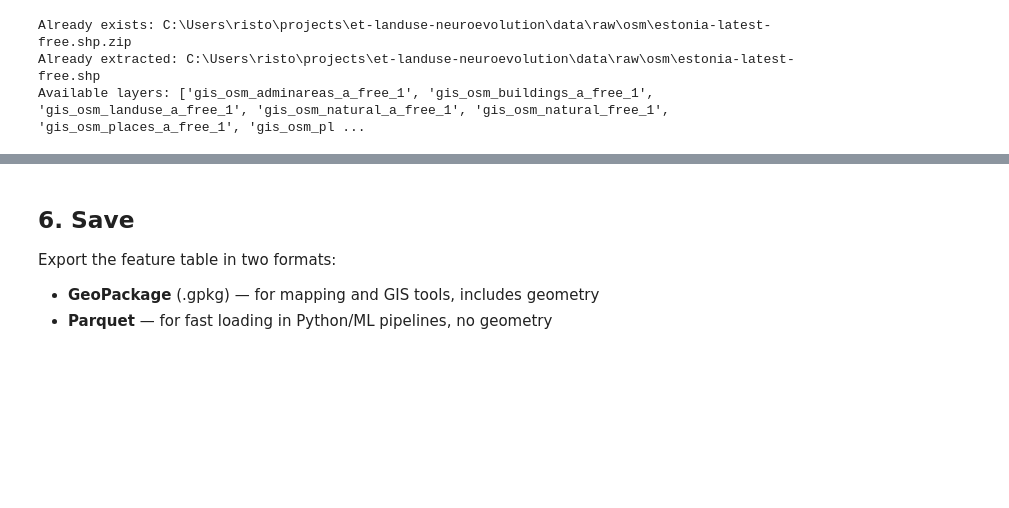
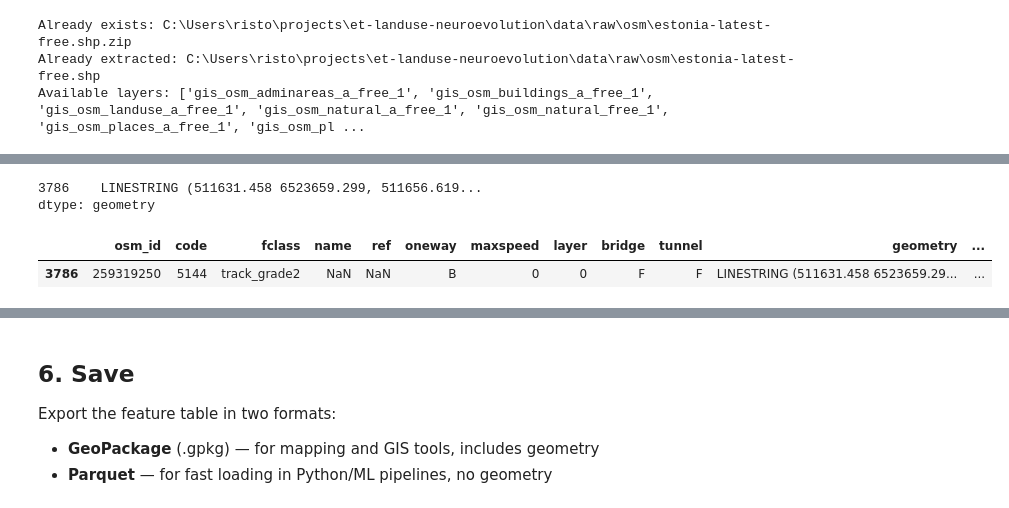
Before and after one commit to RRisto/et-landuse, a Jupyter notebook: notebooks/01_collect_datasets.ipynb, the cells around one changed output, grey strips where cells are left out. Cells and saved outputs as stored; diff of their text form; code cells hidden in the pictures; blank space fills up the shorter version.

```diff
--- a/notebooks/01_collect_datasets.ipynb
+++ b/notebooks/01_collect_datasets.ipynb
@@ -231,0 +257,20 @@ Road density: mean=1.40 km/cell, max=36.2
+# %%
+#how road density is calculated, this is just for understanding
+#inner workings of compute_road_density
+# Clip roads to cell boundaries and measure length
+densities = np.zeros(len(grid))
+for cell_id, group in joined.groupby("cell_id"):
+    cell_geom = grid.loc[grid["cell_id"] == cell_id, "geometry"].values[0]
+    clipped = group.geometry.intersection(cell_geom)
+    total_length_m = clipped.length.sum()
+    densities[cell_id] = total_length_m / 1000  # km
+# %%
+clipped
+# %% [output]
+3786    LINESTRING (511631.458 6523659.299, 511656.619...
+dtype: geometry
+# %%
+group
+# %% [output]
+|  | osm_id | code | fclass | name | ref | oneway | maxspeed | layer | bridge | tunnel | geometry | ... |
+| 3786 | 259319250 | 5144 | track_grade2 | NaN | NaN | B | 0 | 0 | F | F | LINESTRING (511631.458 6523659.29... | ... |
```
Also changed, not shown: parts of 13 cells of this notebook, 20 other files.
